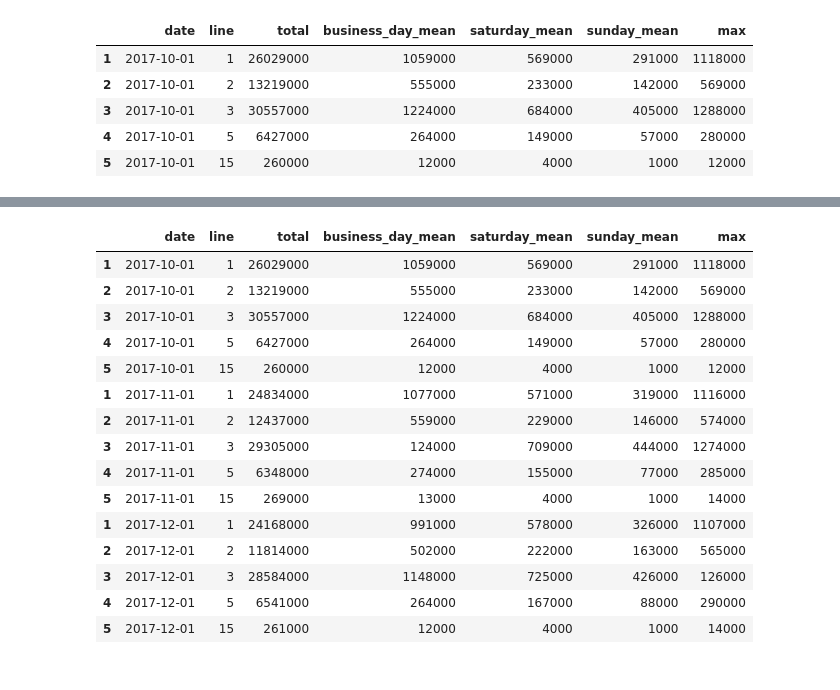
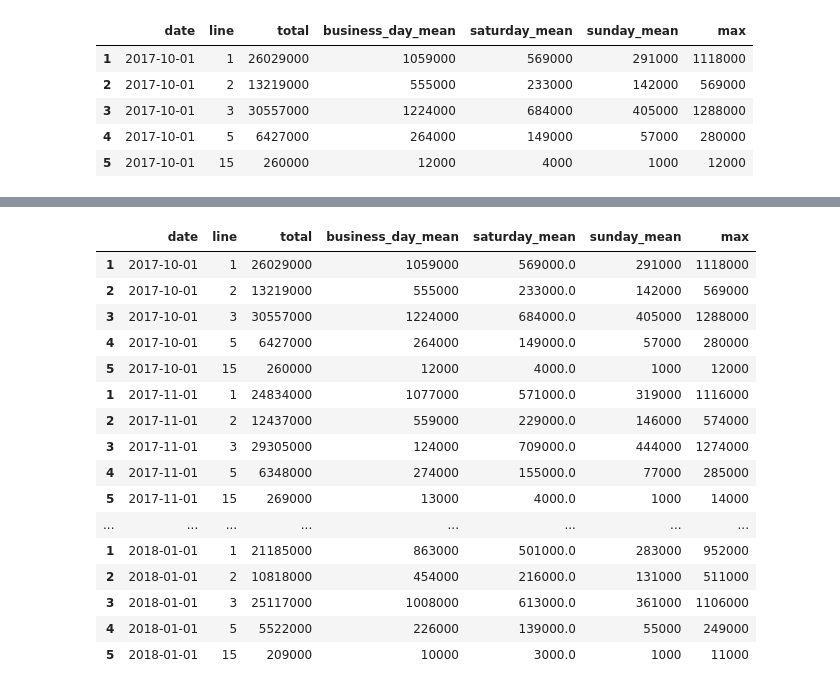
Before and after one commit to OmdenaAI/sao-paulo-chapter-passenger-demand, a Jupyter notebook: src/tasks/task_1_data_collection_preprocessing/etl_old_pel.ipynb, the cells around one changed output, grey strips where cells are left out. Cells and saved outputs as stored; diff of their text form; code cells hidden in the pictures.

```diff
--- a/src/tasks/task_1_data_collection_preprocessing/etl_old_pel.ipynb
+++ b/src/tasks/task_1_data_collection_preprocessing/etl_old_pel.ipynb
@@ -83,35 +129,46 @@ df
 # %%
-def pel2017(year, month):
+def pel(year, month):
     df_row = (tb.read_pdf(f"{year}/PEL/{month}.pdf", pages="all"))[0]
 
-    df_row = df_row.rename(columns={"DEMANDA (milhares)": "Linha"})
-    print(df_row.dtypes)
+    if year == 'Demanda - 2019':
+        year = '2019'
+    elif year == 'Demanda - 2020_0':
+        year = '2020'
+
     df = df_row.T.reset_index()
-    print(month)
-    print(df.dtypes)
+
     df.columns = ['line', 'total', 'business_day_mean', 'saturday_mean', 'sunday_mean', 'max']
 
     df = df[1:6]
 
-    #df['line'] = df['line'].apply(lambda x: int(x.split(' ')[1]))
-    #df['line'] = df['line'].apply(lambda x: int(x.split(' ')[1]) if ' ' in x else x)
-    df['line'] = df['line'].apply(lambda x: int(x.replace('\r', ' ').split(' ')[1]) if ' ' in x else x)
-
+    try:
+        df['line'] = df['line'].apply(lambda x: int(x.replace('\r', ' ').split(' ')[1]) if ' ' in x else x)
+    except:
+        df['line'] = df['line'].apply(lambda x: int(x.replace('-', ' ').replace('\r', ' ').split(' ')[1]) if ' ' in x else x)
 
 
     df['total'] = df['total'].apply(lambda x: (int(x) if str(x)[-2:] == '.0' else  int(str(x).replace(',', '').replace('.', '')) if isinstance(x, float) else x) * 1000)
     df['business_day_mean'] = df['business_day_mean'].apply(lambda x: (int(x) if str(x)[-2:] == '.0' else  int(str(x).replace(',', '').replace('.', '')) if isinstance(x, float) else x) * 1000)
-    df['saturday_mean'] = df['saturday_mean'].apply(lambda x: (int(x) if str(x)[-2:] == '.0' else  int(str(x).replace(',', '').replace('.', '')) if isinstance(x, float) else x) * 1000)
-    df['sunday_mean'] = df['sunday_mean'].apply(lambda x: (int(x) if str(x)[-2:] == '.0' else  int(str(x).replace(',', '').replace('.', '')) if isinstance(x, float) else x) * 1000)
+    df['saturday_mean'] = df['saturday_mean'].apply(lambda x: (np.NaN if str(x) == '-' else int(x) if str(x)[-2:] == '.0' else  int(str(x).replace(',', '').replace('.', '')) if isinstance(x, float) else x) * 1000)
+    df['sunday_mean'] = df['sunday_mean'].apply(lambda x: (np.NaN if str(x) == '-' else int(x) if str(x)[-2:] == '.0' else  int(str(x).replace(',', '').replace('.', '')) if isinstance(x, float) else x) * 1000)
     df['max'] = df['max'].apply(lambda x: (int(x) if str(x)[-2:] == '.0' else  int(str(x).replace(',', '').replace('.', '')) if isinstance(x, float) else x) * 1000)
+
     df['date'] = pd.to_datetime(year + '-' + month,format='%Y-%m')
 
     df = df[['date', 'line', 'total', 'business_day_mean', 'saturday_mean', 'sunday_mean', 'max']]
 
     return df
 # %%
-year = '2017'
+years = ['2017', '2018', 'Demanda - 2019', 'Demanda - 2020_0']
+
 year_df = []
-for month in range(10,13):
-    df_processed = pel2017(year, str(month))
-    year_df.append(df_processed)
+for year in years:
+    if year == '2017':
+        for month in range(10,13):
+            df_processed = pel(year, str(month))
+            year_df.append(df_processed)
+    else:
+        for month in range(1,13):
+            df_processed = pel(year, str(month))
+            year_df.append(df_processed)
+row_df = pd.concat(year_df)
@@ -136,20 +175,21 @@ dtype: object
 # %%
-dataset = pd.concat(year_df)
-dataset
+#dataset = pd.concat(year_df)
+row_df.head(20)
 # %% [output]
 |  | date | line | total | business_day_mean | saturday_mean | sunday_mean | max |
-| 1 | 2017-10-01 | 1 | 26029000 | 1059000 | 569000 | 291000 | 1118000 |
-| 2 | 2017-10-01 | 2 | 13219000 | 555000 | 233000 | 142000 | 569000 |
-| 3 | 2017-10-01 | 3 | 30557000 | 1224000 | 684000 | 405000 | 1288000 |
-| 4 | 2017-10-01 | 5 | 6427000 | 264000 | 149000 | 57000 | 280000 |
-| 5 | 2017-10-01 | 15 | 260000 | 12000 | 4000 | 1000 | 12000 |
-| 1 | 2017-11-01 | 1 | 24834000 | 1077000 | 571000 | 319000 | 1116000 |
-| 2 | 2017-11-01 | 2 | 12437000 | 559000 | 229000 | 146000 | 574000 |
-| 3 | 2017-11-01 | 3 | 29305000 | 124000 | 709000 | 444000 | 1274000 |
-| 4 | 2017-11-01 | 5 | 6348000 | 274000 | 155000 | 77000 | 285000 |
-| 5 | 2017-11-01 | 15 | 269000 | 13000 | 4000 | 1000 | 14000 |
-| 1 | 2017-12-01 | 1 | 24168000 | 991000 | 578000 | 326000 | 1107000 |
-| 2 | 2017-12-01 | 2 | 11814000 | 502000 | 222000 | 163000 | 565000 |
-| 3 | 2017-12-01 | 3 | 28584000 | 1148000 | 725000 | 426000 | 126000 |
-| 4 | 2017-12-01 | 5 | 6541000 | 264000 | 167000 | 88000 | 290000 |
-| 5 | 2017-12-01 | 15 | 261000 | 12000 | 4000 | 1000 | 14000 |
+| 1 | 2017-10-01 | 1 | 26029000 | 1059000 | 569000.0 | 291000 | 1118000 |
+| 2 | 2017-10-01 | 2 | 13219000 | 555000 | 233000.0 | 142000 | 569000 |
+| 3 | 2017-10-01 | 3 | 30557000 | 1224000 | 684000.0 | 405000 | 1288000 |
+| 4 | 2017-10-01 | 5 | 6427000 | 264000 | 149000.0 | 57000 | 280000 |
+| 5 | 2017-10-01 | 15 | 260000 | 12000 | 4000.0 | 1000 | 12000 |
+| 1 | 2017-11-01 | 1 | 24834000 | 1077000 | 571000.0 | 319000 | 1116000 |
+| 2 | 2017-11-01 | 2 | 12437000 | 559000 | 229000.0 | 146000 | 574000 |
+| 3 | 2017-11-01 | 3 | 29305000 | 124000 | 709000.0 | 444000 | 1274000 |
+| 4 | 2017-11-01 | 5 | 6348000 | 274000 | 155000.0 | 77000 | 285000 |
+| 5 | 2017-11-01 | 15 | 269000 | 13000 | 4000.0 | 1000 | 14000 |
+| ... | ... | ... | ... | ... | ... | ... | ... |
+| 1 | 2018-01-01 | 1 | 21185000 | 863000 | 501000.0 | 283000 | 952000 |
+| 2 | 2018-01-01 | 2 | 10818000 | 454000 | 216000.0 | 131000 | 511000 |
+| 3 | 2018-01-01 | 3 | 25117000 | 1008000 | 613000.0 | 361000 | 1106000 |
+| 4 | 2018-01-01 | 5 | 5522000 | 226000 | 139000.0 | 55000 | 249000 |
+| 5 | 2018-01-01 | 15 | 209000 | 10000 | 3000.0 | 1000 | 11000 |
```
Also changed, not shown: parts of 20 cells of this notebook.
